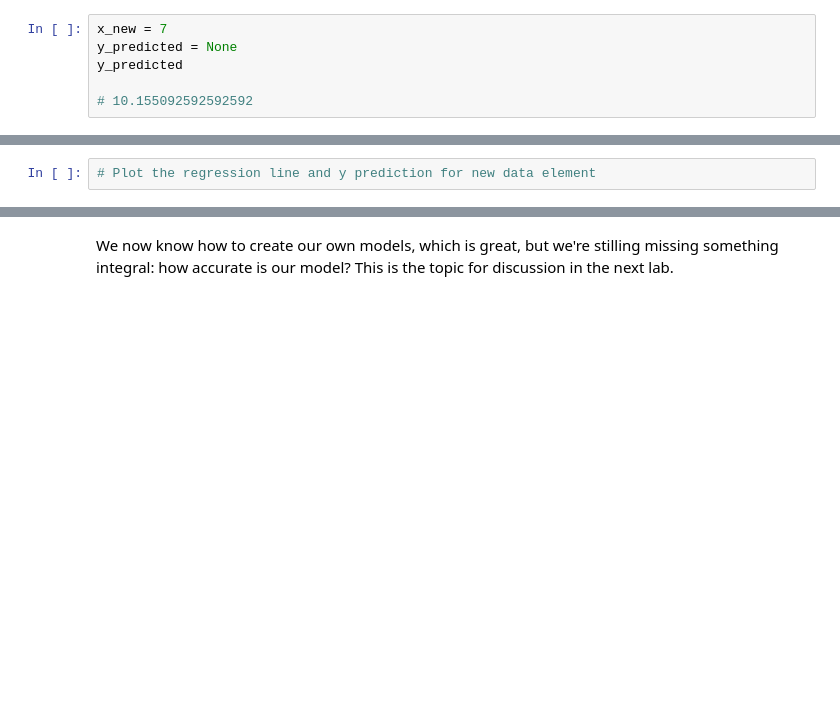
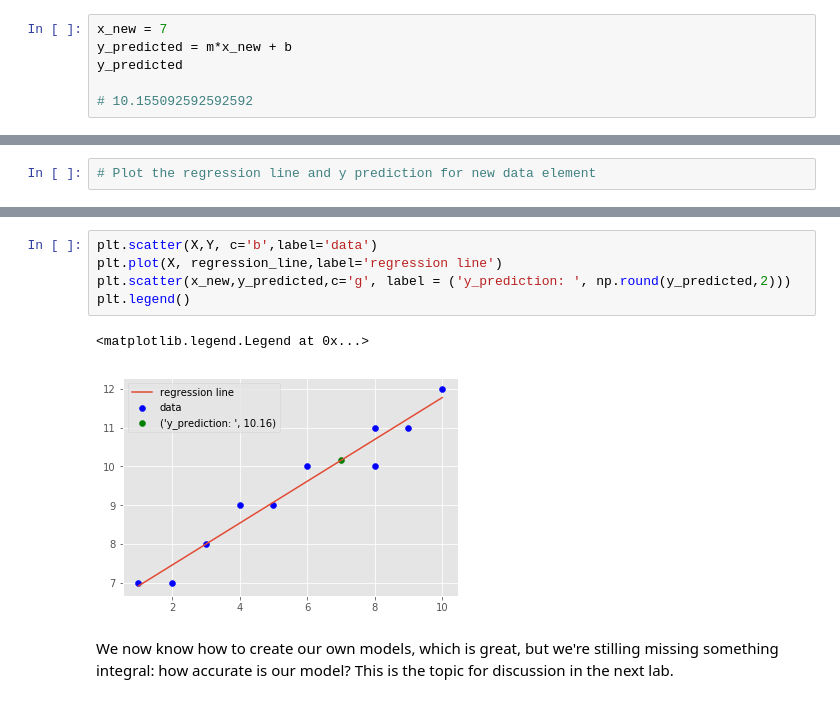
Before and after one commit to slieb74/ds-regression-best_fit_line-nyc-career-ds-062518, a Jupyter notebook: index.ipynb, the cells around one changed output, grey strips where cells are left out. Saved outputs shown, nothing was run; the diff lists cells and outputs as text; blank space fills up the shorter version.

```diff
--- a/index.ipynb
+++ b/index.ipynb
@@ -89,7 +99,7 @@ Now that we have a working model with m and b as model parameters. We can fill i
 Let's try to find a y prediction for a new value of x = 7 and unknown y, and plot the new prediction with existing data
 # %%
 x_new = 7
-y_predicted = None
+y_predicted = m*x_new + b
 y_predicted
 
 # 10.155092592592592
@@ -101,3 +110,11 @@ y_predicted
+# %%
+plt.scatter(X,Y, c='b',label='data')
+plt.plot(X, regression_line,label='regression line')
+plt.scatter(x_new,y_predicted,c='g', label = ('y_prediction: ', np.round(y_predicted,2)))
+plt.legend()
+# %% [output]
+<matplotlib.legend.Legend at 0x...>
+[figure, added]
 # %% [markdown]
 We now know how to create our own models, which is great, but we're stilling missing something integral: how accurate is our model? This is the topic for discussion in the next lab.
 # %% [markdown]
```
Also changed, not shown: parts of 8 cells of this notebook.
